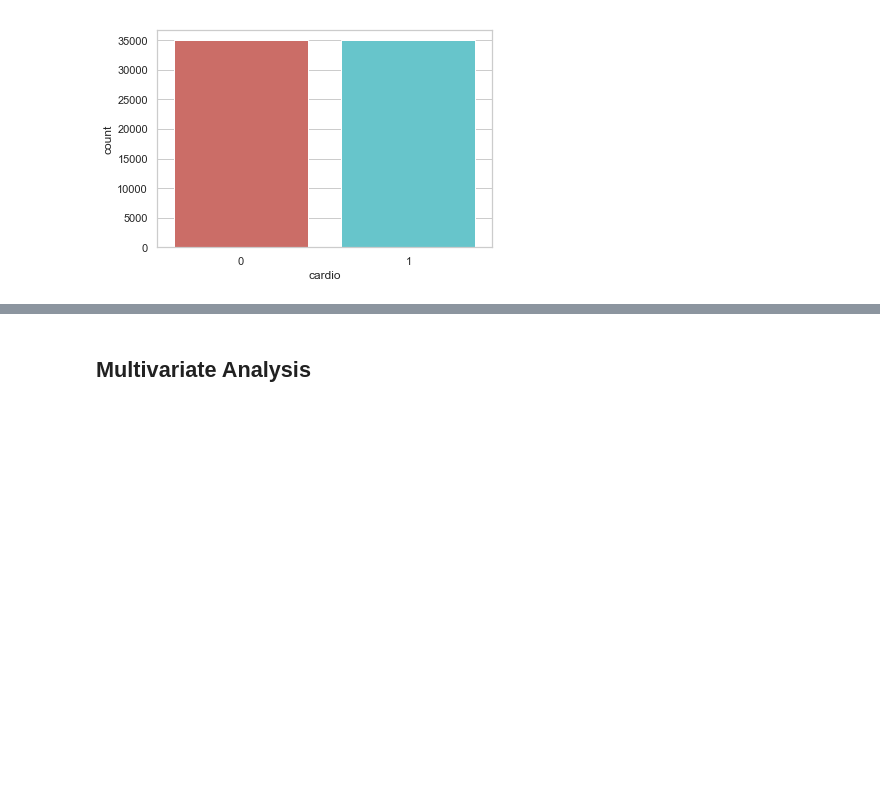
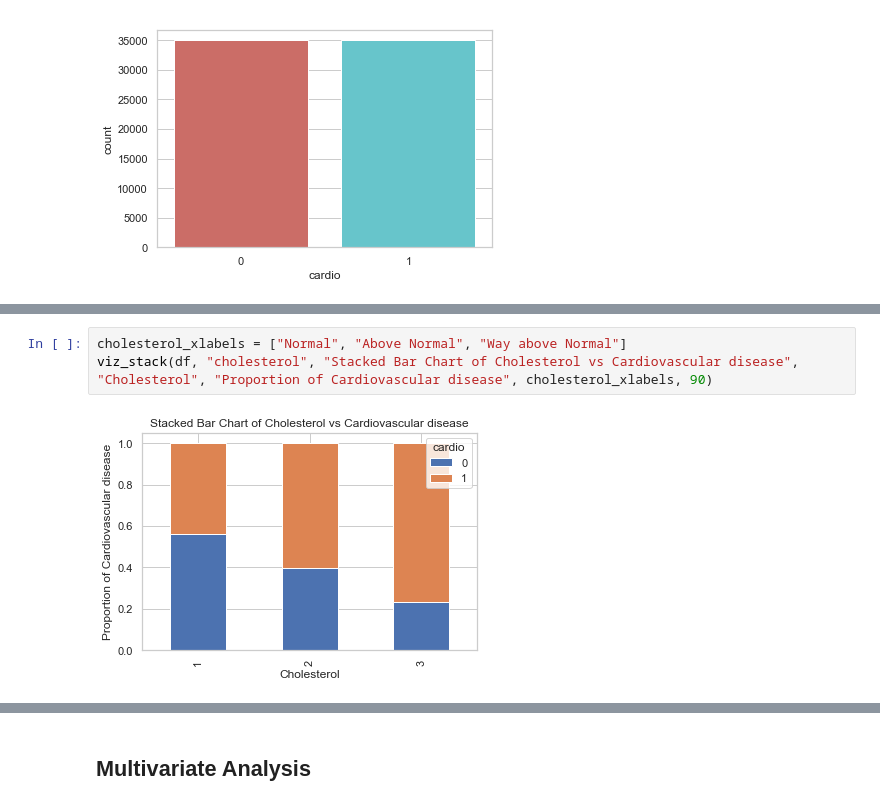
Before and after one commit to muatasimqazi/info370-final-resource, a Jupyter notebook: data_prep.ipynb, the cells around one changed output, grey strips where cells are left out. Cells and saved outputs as stored; diff of their text form; blank space fills up the shorter version.

```diff
--- a/data_prep.ipynb
+++ b/data_prep.ipynb
@@ -143,0 +136,5 @@ xlabel  =  ['Underweight', "Healthy", "Overweight", "Obese"]
+# %%
+cholesterol_xlabels = ["Normal", "Above Normal", "Way above Normal"]
+viz_stack(df, "cholesterol", "Stacked Bar Chart of Cholesterol vs Cardiovascular disease", "Cholesterol", "Proportion of Cardiovascular disease", cholesterol_xlabels, 90)
+# %% [output]
+[figure, added]
```
Also changed, not shown: parts of 42 cells of this notebook.
